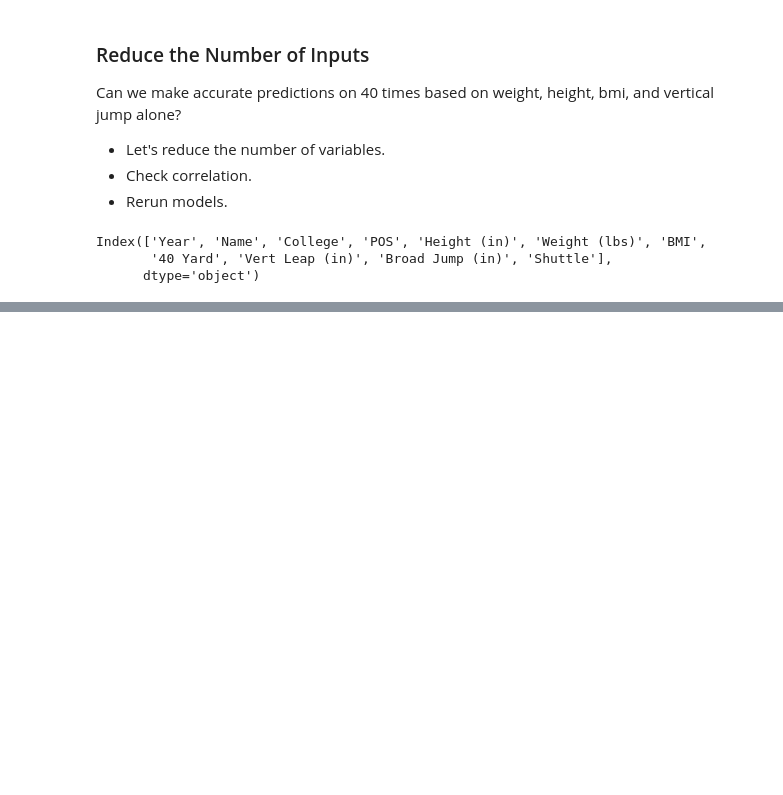
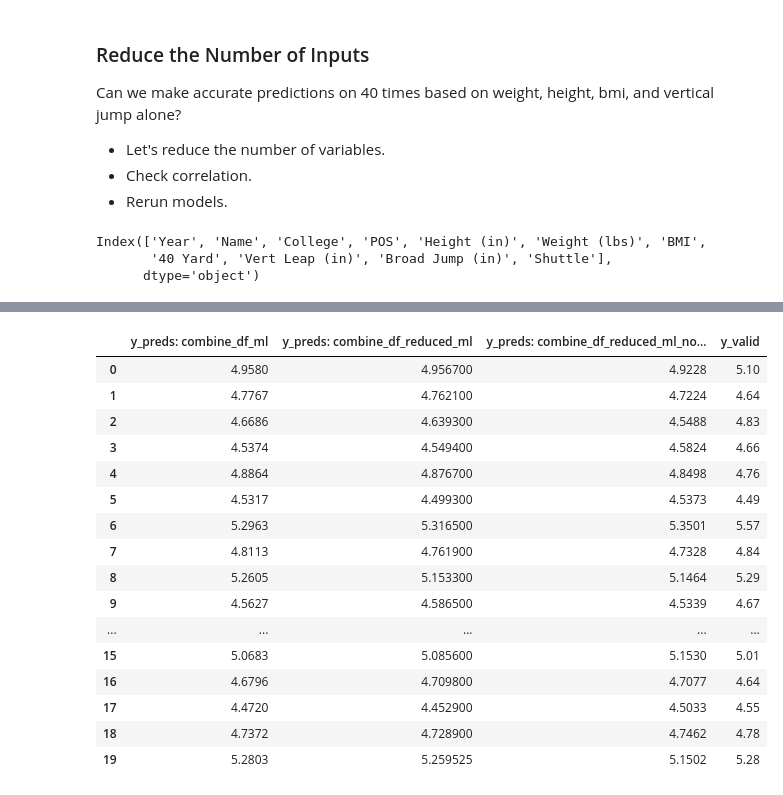
Before and after one commit to seancary62/NFL_Combine, a Jupyter notebook: NFL_Combine_Regression_ML.ipynb, the cells around one changed output, grey strips where cells are left out. Drawn from its saved outputs; the diff is of its cells as text; code cells hidden in the pictures; blank space fills up the shorter version.

Commit message:
adding predicitions and more models

```diff
--- a/NFL_Combine_Regression_ML.ipynb
+++ b/NFL_Combine_Regression_ML.ipynb
@@ -220,7 +273,7 @@ rs_grid = {"n_estimators": np.arange(10, 100, 10),
 rs_model = RandomizedSearchCV(RandomForestRegressor(n_jobs=-1,
                                                     random_state=42),
                               param_distributions=rs_grid,
-                              n_iter=1000,
+                              n_iter=100,
                               cv=5,
                               verbose=True)
 
@@ -289,7 +342,7 @@ show_scores(xgb_model)
 rs_xgb_model = RandomizedSearchCV(XGBRegressor(n_jobs=-1,
                                         random_state=42),
                               param_distributions=rs_grid,
-                              n_iter=1000,
+                              n_iter=100,
                               cv=5,
                               verbose=True)
 # %%
@@ -379,0 +435,13 @@ It's interesting how much weight had an impact on correlation. Height is still s
+# %%
+# Create datasets with reduced columns
+combine_df_reduced_ml_no_vertical = combine_df_reduced_ml.drop(columns=['Vert Leap (in)'])
+
+# Create a list of all of the models to test
+dfs_to_test = [combine_df_ml, combine_df_reduced_ml, combine_df_reduced_ml_no_vertical]
+df_names = ["combine_df_ml", "combine_df_reduced_ml", "combine_df_reduced_ml_no_vertical"]
+
+df_dict = dict(zip(df_names, dfs_to_test))
+
+# Get a list of the columns for each of the dataframes we'll test
+for key, value in df_dict.items():
+    print(key,f':\n',list(value.columns))
@@ -380 +499,55 @@ It's interesting how much weight had an impact on correlation. Height is still s
+# %%
+# Cycle through our dfs and create a df for the predicted values
+
+df_preds = pd.DataFrame()
+
+for name, df in df_dict.items():
+
+    df_temp = df.copy()
+
+    # Split data into training and validation
+    df_val = df_temp[df_temp.Year > 2015]
+    df_train = df_temp[df_temp.Year <= 2015]
+
+    # Split data into X and y
+    X_train, y_train = df_train.drop("40 Yard", axis=1), df_train['40 Yard']
+    X_valid, y_valid = df_val.drop("40 Yard", axis=1), df_val['40 Yard']
+
+    model.fit(X_train, y_train)
+
+    # Create a dictionary from the scores
+    y_pred = model.predict(X_valid)
+
+    # Append name to dicitionary
+    name_predictions ="y_preds: " + name
+
+    df_preds[name_predictions] = y_pred
+
+
+# Add the actual values, should be the same after the loop
+df_valid = combine_df_ml[combine_df_ml.Year > 2015]
+y_valid = df_valid['40 Yard'].reset_index(drop=True)
+
+df_preds['y_valid'] = y_valid
+
+# Show the results:
+df_preds.head(20)
+# %% [output]
+|  | y_preds: combine_df_ml | y_preds: combine_df_reduced_ml | y_preds: combine_df_reduced_ml_no... | y_valid |
+| 0 | 4.9580 | 4.956700 | 4.9228 | 5.10 |
+| 1 | 4.7767 | 4.762100 | 4.7224 | 4.64 |
+| 2 | 4.6686 | 4.639300 | 4.5488 | 4.83 |
+| 3 | 4.5374 | 4.549400 | 4.5824 | 4.66 |
+| 4 | 4.8864 | 4.876700 | 4.8498 | 4.76 |
+| 5 | 4.5317 | 4.499300 | 4.5373 | 4.49 |
+| 6 | 5.2963 | 5.316500 | 5.3501 | 5.57 |
+| 7 | 4.8113 | 4.761900 | 4.7328 | 4.84 |
+| 8 | 5.2605 | 5.153300 | 5.1464 | 5.29 |
+| 9 | 4.5627 | 4.586500 | 4.5339 | 4.67 |
+| ... | ... | ... | ... | ... |
+| 15 | 5.0683 | 5.085600 | 5.1530 | 5.01 |
+| 16 | 4.6796 | 4.709800 | 4.7077 | 4.64 |
+| 17 | 4.4720 | 4.452900 | 4.5033 | 4.55 |
+| 18 | 4.7372 | 4.728900 | 4.7462 | 4.78 |
+| 19 | 5.2803 | 5.259525 | 5.1502 | 5.28 |
 # %%
```
Also changed, not shown: parts of 29 cells of this notebook, 6 other files.
